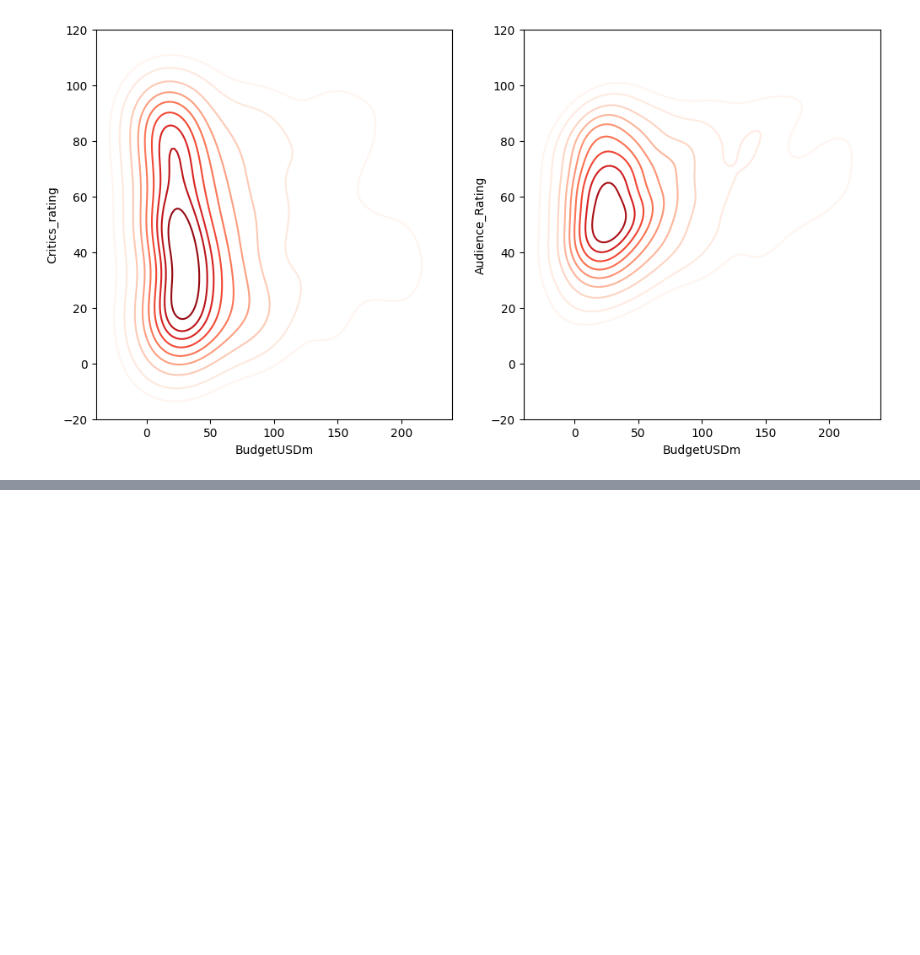
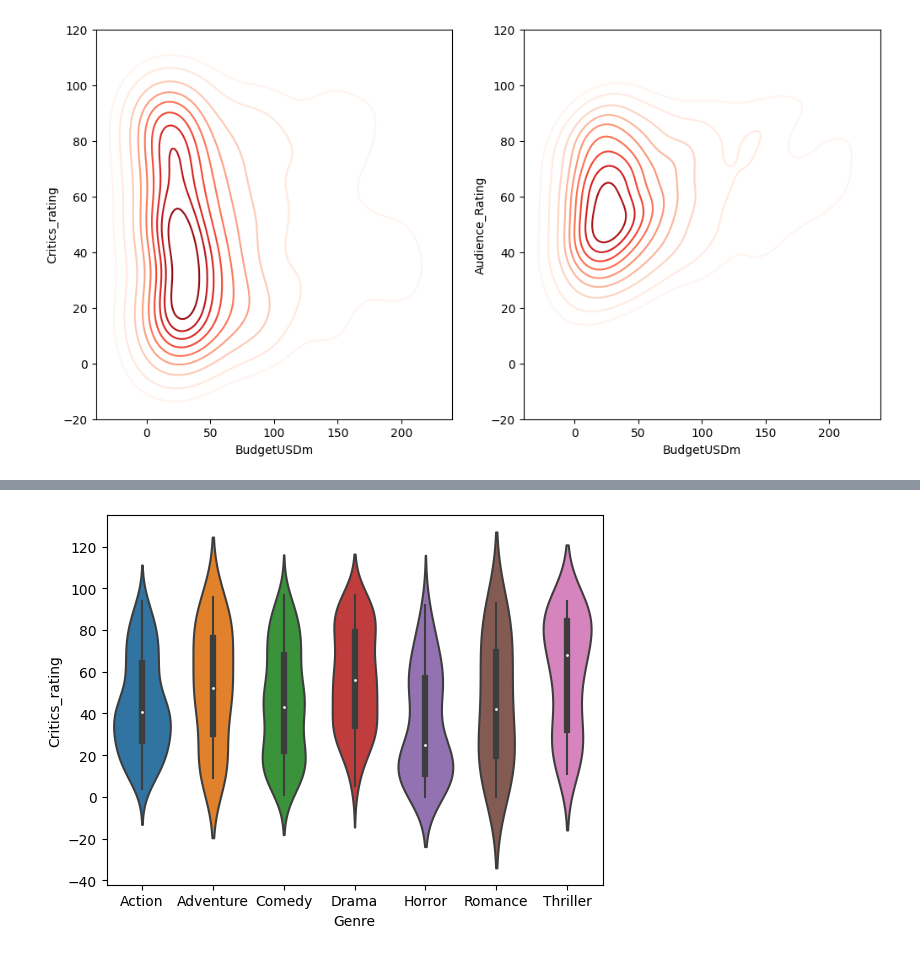
Before and after one commit to HristiyanIvanovski/Advanced-visualisation, a Jupyter notebook: movie_ratings_visuals.ipynb, the cells around one changed output, grey strips where cells are left out. Saved outputs shown, nothing was run; the diff lists cells and outputs as text; code cells hidden in the pictures; blank space fills up the shorter version.

```diff
--- a/movie_ratings_visuals.ipynb
+++ b/movie_ratings_visuals.ipynb
@@ -193,0 +198,4 @@ sbp2.set(xlim=(-40, 240), ylim=(-20, 120))
+# %%
+vioplt = sns.violinplot(data=movies, x='Genre', y='Critics_rating')
+# %% [output]
+[figure, added]
```
Also changed, not shown: parts of 6 cells of this notebook.
